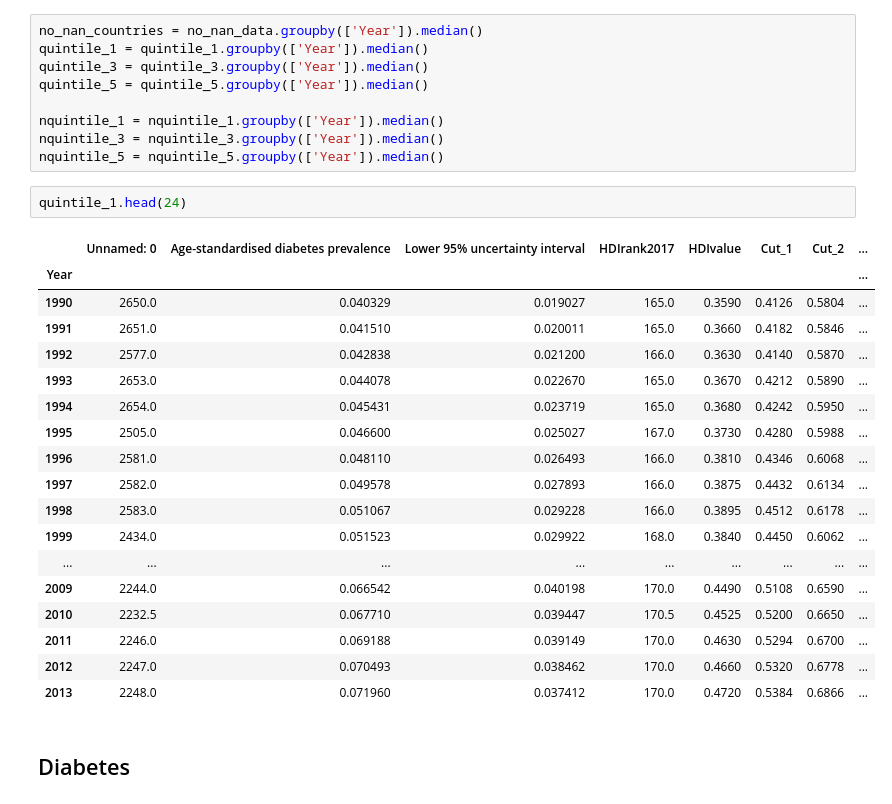
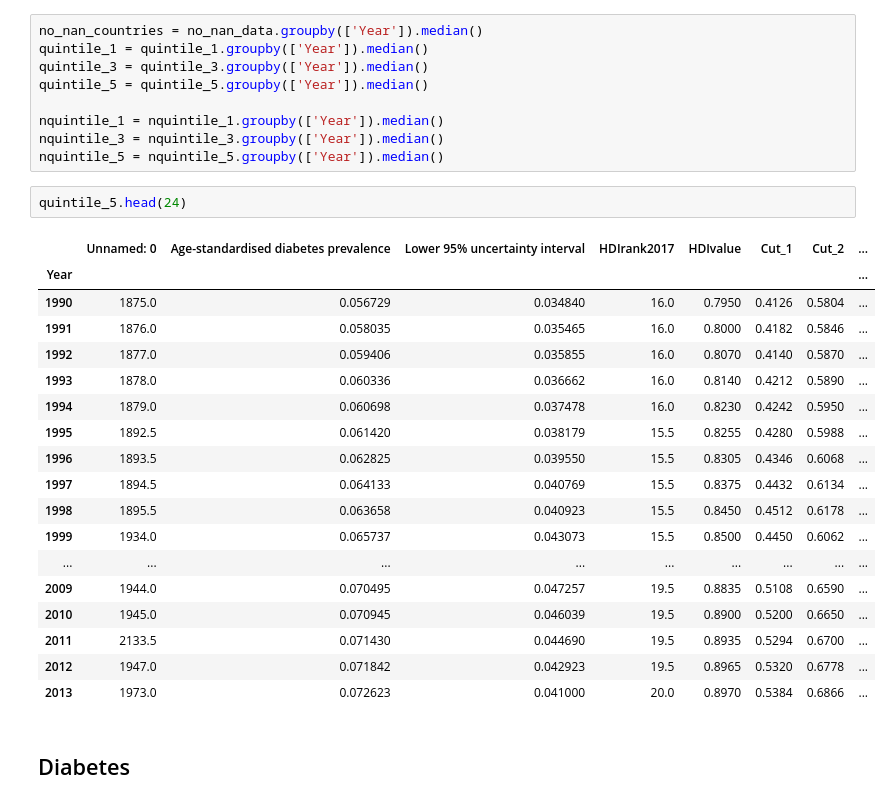
Before and after one commit to amateola7/Project-1-group4, a Jupyter notebook: ProjectOne_GroupFour_DataAnalysis.ipynb, the cells around one changed output. Drawn from its saved outputs; the diff is of its cells as text.

```diff
--- a/ProjectOne_GroupFour_DataAnalysis.ipynb
+++ b/ProjectOne_GroupFour_DataAnalysis.ipynb
@@ -61,26 +61,26 @@ nquintile_1 = nquintile_1.groupby(['Year']).median()
 nquintile_3 = nquintile_3.groupby(['Year']).median()
 nquintile_5 = nquintile_5.groupby(['Year']).median()
 # %%
-quintile_1.head(24)
+quintile_5.head(24)
 # %% [output]
 |  | Unnamed: 0 | Age-standardised diabetes prevalence | Lower 95% uncertainty interval | HDIrank2017 | HDIvalue | Cut_1 | Cut_2 | ... |
 | Year |  |  |  |  |  |  |  | ... |
-| 1990 | 2650.0 | 0.040329 | 0.019027 | 165.0 | 0.3590 | 0.4126 | 0.5804 | ... |
-| 1991 | 2651.0 | 0.041510 | 0.020011 | 165.0 | 0.3660 | 0.4182 | 0.5846 | ... |
-| 1992 | 2577.0 | 0.042838 | 0.021200 | 166.0 | 0.3630 | 0.4140 | 0.5870 | ... |
-| 1993 | 2653.0 | 0.044078 | 0.022670 | 165.0 | 0.3670 | 0.4212 | 0.5890 | ... |
-| 1994 | 2654.0 | 0.045431 | 0.023719 | 165.0 | 0.3680 | 0.4242 | 0.5950 | ... |
-| 1995 | 2505.0 | 0.046600 | 0.025027 | 167.0 | 0.3730 | 0.4280 | 0.5988 | ... |
-| 1996 | 2581.0 | 0.048110 | 0.026493 | 166.0 | 0.3810 | 0.4346 | 0.6068 | ... |
-| 1997 | 2582.0 | 0.049578 | 0.027893 | 166.0 | 0.3875 | 0.4432 | 0.6134 | ... |
-| 1998 | 2583.0 | 0.051067 | 0.029228 | 166.0 | 0.3895 | 0.4512 | 0.6178 | ... |
-| 1999 | 2434.0 | 0.051523 | 0.029922 | 168.0 | 0.3840 | 0.4450 | 0.6062 | ... |
+| 1990 | 1875.0 | 0.056729 | 0.034840 | 16.0 | 0.7950 | 0.4126 | 0.5804 | ... |
+| 1991 | 1876.0 | 0.058035 | 0.035465 | 16.0 | 0.8000 | 0.4182 | 0.5846 | ... |
+| 1992 | 1877.0 | 0.059406 | 0.035855 | 16.0 | 0.8070 | 0.4140 | 0.5870 | ... |
+| 1993 | 1878.0 | 0.060336 | 0.036662 | 16.0 | 0.8140 | 0.4212 | 0.5890 | ... |
+| 1994 | 1879.0 | 0.060698 | 0.037478 | 16.0 | 0.8230 | 0.4242 | 0.5950 | ... |
+| 1995 | 1892.5 | 0.061420 | 0.038179 | 15.5 | 0.8255 | 0.4280 | 0.5988 | ... |
+| 1996 | 1893.5 | 0.062825 | 0.039550 | 15.5 | 0.8305 | 0.4346 | 0.6068 | ... |
+| 1997 | 1894.5 | 0.064133 | 0.040769 | 15.5 | 0.8375 | 0.4432 | 0.6134 | ... |
+| 1998 | 1895.5 | 0.063658 | 0.040923 | 15.5 | 0.8450 | 0.4512 | 0.6178 | ... |
+| 1999 | 1934.0 | 0.065737 | 0.043073 | 15.5 | 0.8500 | 0.4450 | 0.6062 | ... |
 | ... | ... | ... | ... | ... | ... | ... | ... | ... |
-| 2009 | 2244.0 | 0.066542 | 0.040198 | 170.0 | 0.4490 | 0.5108 | 0.6590 | ... |
-| 2010 | 2232.5 | 0.067710 | 0.039447 | 170.5 | 0.4525 | 0.5200 | 0.6650 | ... |
-| 2011 | 2246.0 | 0.069188 | 0.039149 | 170.0 | 0.4630 | 0.5294 | 0.6700 | ... |
-| 2012 | 2247.0 | 0.070493 | 0.038462 | 170.0 | 0.4660 | 0.5320 | 0.6778 | ... |
-| 2013 | 2248.0 | 0.071960 | 0.037412 | 170.0 | 0.4720 | 0.5384 | 0.6866 | ... |
+| 2009 | 1944.0 | 0.070495 | 0.047257 | 19.5 | 0.8835 | 0.5108 | 0.6590 | ... |
+| 2010 | 1945.0 | 0.070945 | 0.046039 | 19.5 | 0.8900 | 0.5200 | 0.6650 | ... |
+| 2011 | 2133.5 | 0.071430 | 0.044690 | 19.5 | 0.8935 | 0.5294 | 0.6700 | ... |
+| 2012 | 1947.0 | 0.071842 | 0.042923 | 19.5 | 0.8965 | 0.5320 | 0.6778 | ... |
+| 2013 | 1973.0 | 0.072623 | 0.041000 | 20.0 | 0.8970 | 0.5384 | 0.6866 | ... |
 # %% [markdown]
 ## Diabetes
 # %%
```
Also changed, not shown: parts of 10 cells of this notebook, 15 other files.
